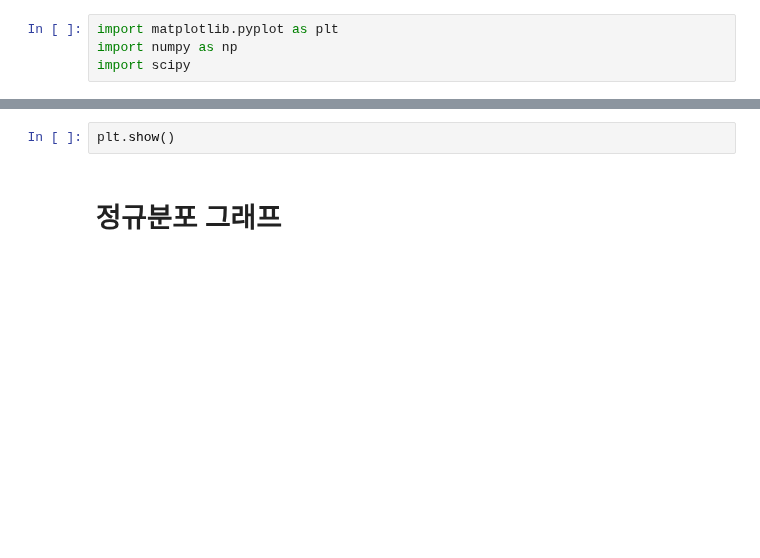
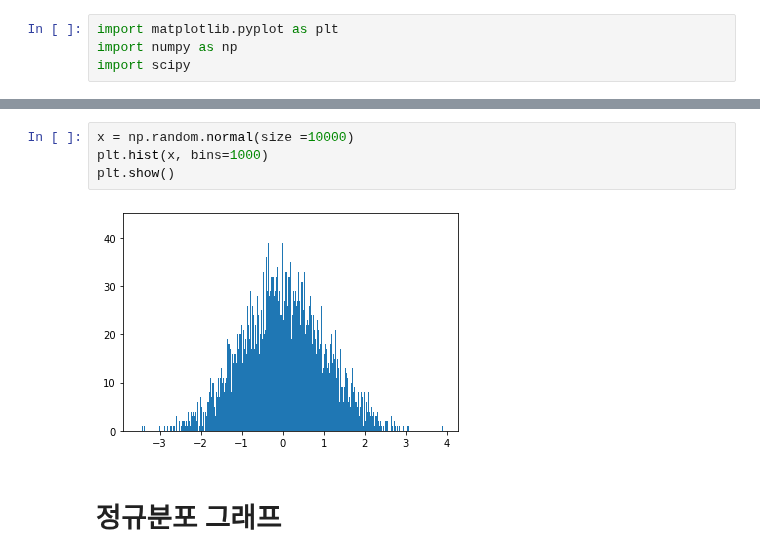
Before and after one commit to stahangryum/unwanted_blog, a Jupyter notebook: _notebooks/2021-10-03-그래프.ipynb, the cells around one changed output, grey strips where cells are left out. Cells and saved outputs as stored; diff of their text form; blank space fills up the shorter version.

```diff
--- a/_notebooks/2021-10-03-그래프.ipynb
+++ b/_notebooks/2021-10-03-그래프.ipynb
@@ -22,6 +22,10 @@ plt.plot([1, 2, 3, 4])
 [figure]
 # %%
+x = np.random.normal(size =10000)
+plt.hist(x, bins=1000)
 plt.show()
+# %% [output]
+[figure, added]
 # %% [markdown]
 # 정규분포 그래프
 # %% [markdown]
```
Also changed, not shown: parts of 2 cells of this notebook, 1 other file.
